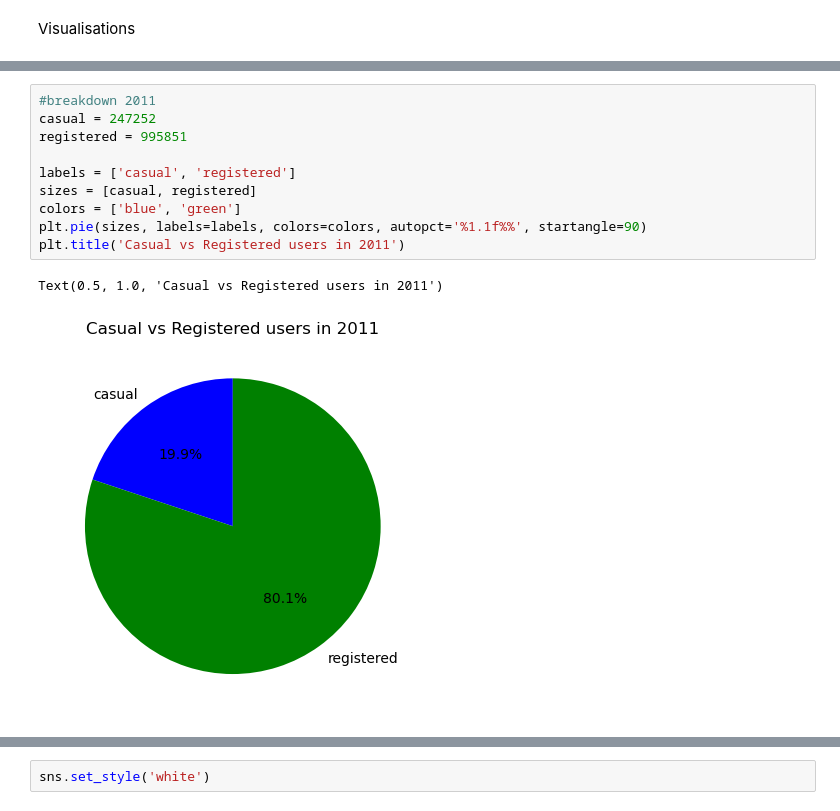
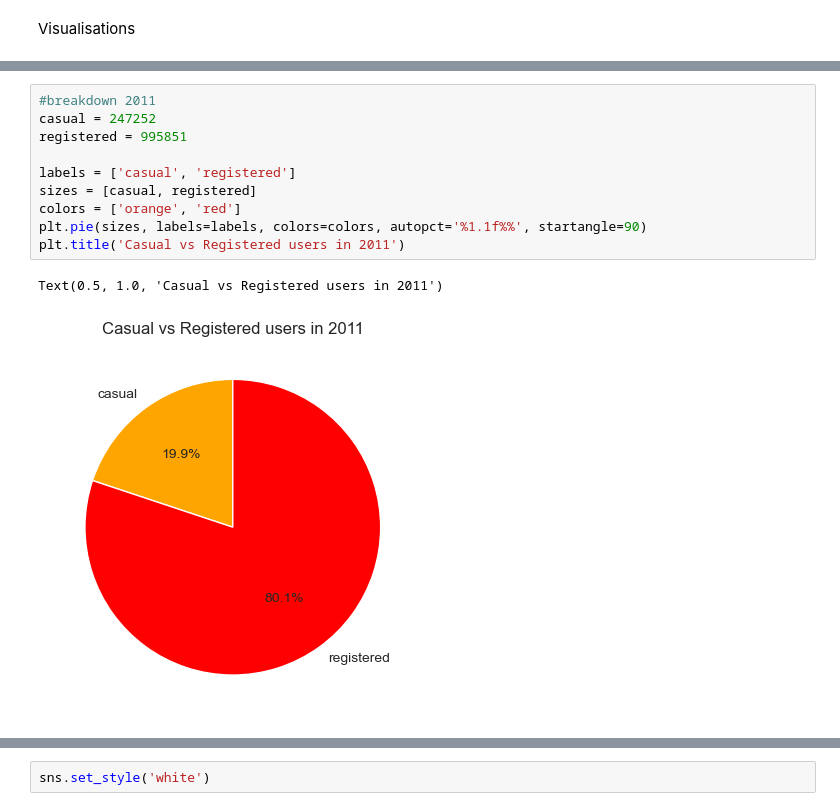
Before and after one commit to MiriamHerrmann/Bike-EDA, a Jupyter notebook: bike_eda.ipynb, the cells around one changed output, grey strips where cells are left out. Drawn from its saved outputs; the diff is of its cells as text.

```diff
--- a/bike_eda.ipynb
+++ b/bike_eda.ipynb
@@ -344,16 +344,16 @@ Text(0.5, 1.0, 'Bike usage by year')
 # %%
 #breakdown 2011
 casual = 247252
 registered = 995851
 
 labels = ['casual', 'registered']
 sizes = [casual, registered]
-colors = ['blue', 'green']
+colors = ['orange', 'red']
 plt.pie(sizes, labels=labels, colors=colors, autopct='%1.1f%%', startangle=90)
 plt.title('Casual vs Registered users in 2011')
 # %% [output]
 Text(0.5, 1.0, 'Casual vs Registered users in 2011')
-[figure, old version]
+[figure, new version]
 # %%
 #breakdown 2012
 casual = 372765
```
Also changed, not shown: parts of 19 cells of this notebook.
